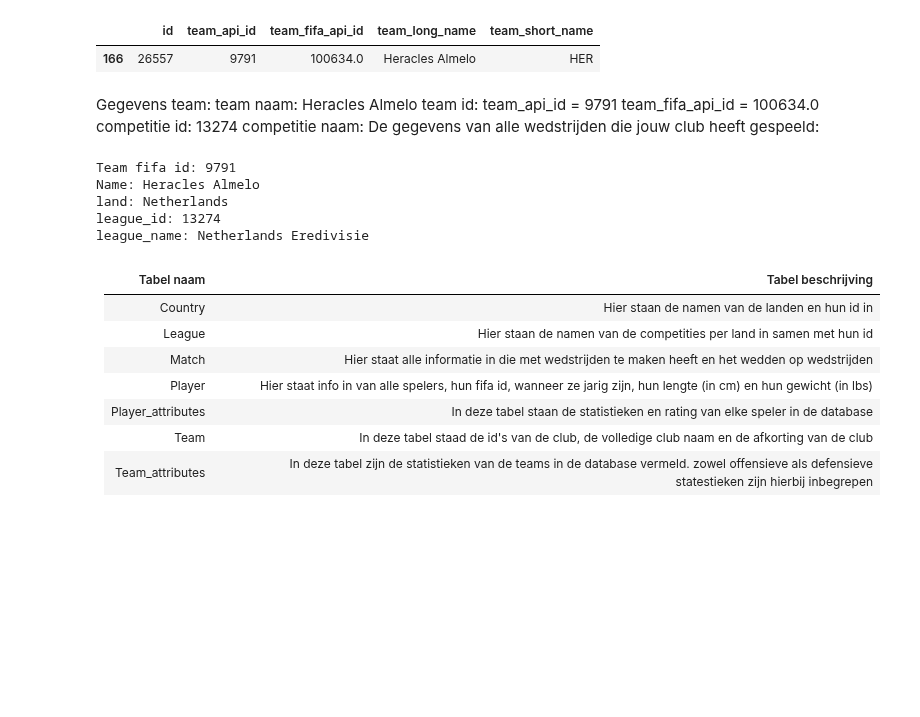
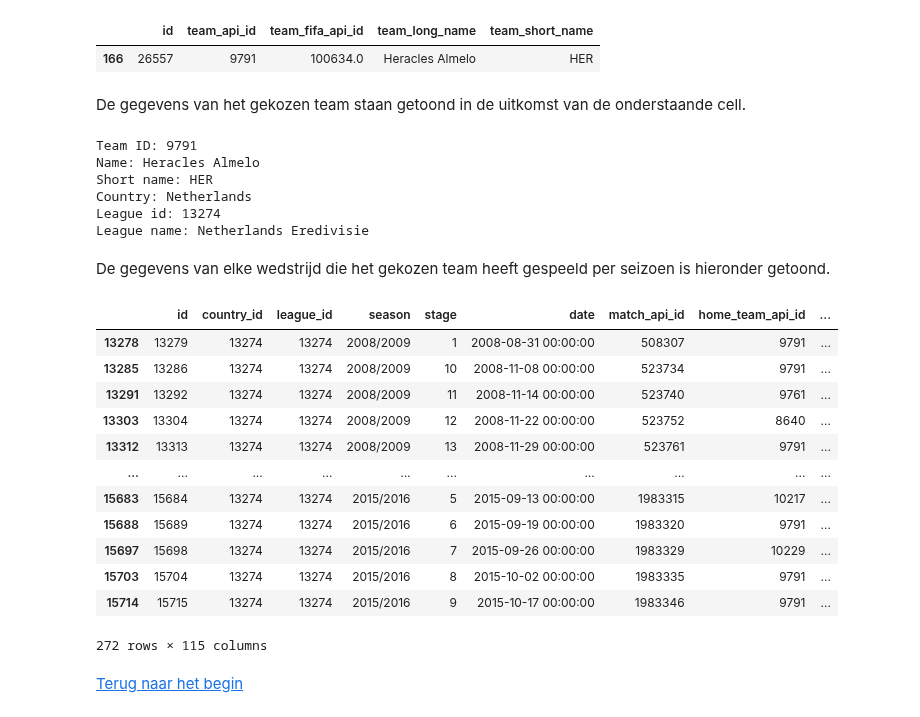
Before and after one commit to BJHeemskerk/DataLab2_2023, a Jupyter notebook: Notebook_datalab2.ipynb, the cells around one changed output. Saved outputs shown, nothing was run; the diff lists cells and outputs as text; code cells hidden in the pictures; blank space fills up the shorter version.

```diff
--- a/Notebook_datalab2.ipynb
+++ b/Notebook_datalab2.ipynb
@@ -4,12 +36,10 @@ import pandas as pd
 # %%
-# Create your connection.
-cnx = sqlite3.connect('database.sqlite')
+connect = sqlite3.connect('database.sqlite')
 
-country = pd.read_sql_query("SELECT * FROM Country", cnx)
-league = pd.read_sql_query("SELECT * FROM League", cnx)
-match = pd.read_sql_query("SELECT * FROM Match", cnx)
-player = pd.read_sql_query("SELECT * FROM Player", cnx)
-player_attributes = pd.read_sql_query("SELECT * FROM Player_attributes", cnx)
-team = pd.read_sql_query("SELECT * FROM Team", cnx)
-team_attributes = pd.read_sql_query("SELECT * FROM Team_attributes", cnx)
-sqlite_sequence = pd.read_sql_query("SELECT * FROM Sqlite_sequence", cnx)
+country = pd.read_sql_query("SELECT * FROM Country", connect)
+league = pd.read_sql_query("SELECT * FROM League", connect)
+match = pd.read_sql_query("SELECT * FROM Match", connect)
+player = pd.read_sql_query("SELECT * FROM Player", connect)
+player_attributes = pd.read_sql_query("SELECT * FROM Player_attributes", connect)
+team = pd.read_sql_query("SELECT * FROM Team", connect)
+team_attributes = pd.read_sql_query("SELECT * FROM Team_attributes", connect)
@@ -120,34 +166,39 @@ team[team["team_long_name"]== "Heracles Almelo"]
 |  | id | team_api_id | team_fifa_api_id | team_long_name | team_short_name |
 | 166 | 26557 | 9791 | 100634.0 | Heracles Almelo | HER |
 # %% [markdown]
-Gegevens team:
-team naam: Heracles Almelo
-team id:
-    team_api_id = 9791
-    team_fifa_api_id = 100634.0
-competitie id: 13274
-competitie naam:
-De gegevens van alle wedstrijden die jouw club heeft gespeeld:
+De gegevens van het gekozen team staan getoond in de uitkomst van de onderstaande cell.
 # %%
-id = team[team['team_long_name'] == 'Heracles Almelo'].iloc[0,1]
-print('Team fifa id:',id)
-print('Name:',team[team['team_long_name'] == 'Heracles Almelo'].iloc[0,3])
-print('land:', 'Netherlands')
-print('league_id:', country[country['name'] == 'Netherlands'].iloc[0,0])
-print("league_name:",league[league["id"] == 13274].iloc[0,2])
+team_id = team[team['team_long_name'] == 'Heracles Almelo'].iloc[0,1]
+print('Team ID:', team_id)
+print('Name:', team[team['team_long_name'] == 'Heracles Almelo'].iloc[0,3])
+print('Short name:', team[team['team_long_name'] == 'Heracles Almelo'].iloc[0,4])
+print('Country:', 'Netherlands')
+print('League id:', country[country['name'] == 'Netherlands'].iloc[0,0])
+print("League name:", league[league["id"] == 13274].iloc[0,2])
 # %% [output]
-Team fifa id: 9791
+Team ID: 9791
 Name: Heracles Almelo
-land: Netherlands
-league_id: 13274
-league_name: Netherlands Eredivisie
+Short name: HER
+Country: Netherlands
+League id: 13274
+League name: Netherlands Eredivisie
-# %% [markdown]
-Tabel naam | Tabel beschrijving
-|:-------------------|:---------------
-Country | Hier staan de namen van de landen en hun id in
-League | Hier staan de namen van de competities per land in samen met hun id
-Match | Hier staat alle informatie in die met wedstrijden te maken heeft en het wedden op wedstrijden
-Player | Hier staat info in van alle spelers, hun fifa id, wanneer ze jarig zijn, hun lengte (in cm) en hun gewicht (in lbs)
-Player_attributes | In deze tabel staan de statistieken en rating van elke speler in de database
-Team | In deze tabel staad de id's van de club, de volledige club naam en de afkorting van de club
-Team_attributes | In deze tabel zijn de statistieken van de teams in de database vermeld. zowel offensieve als defensieve statestieken zijn hierbij inbegrepen
+# %% [markdown]
+De gegevens van elke wedstrijd die het gekozen team heeft gespeeld per seizoen is hieronder getoond.
+# %%
+display(match[(match['home_team_api_id'] == team_id) | (match['away_team_api_id'] == team_id)])
+# %% [output]
+|  | id | country_id | league_id | season | stage | date | match_api_id | home_team_api_id | ... |
+| 13278 | 13279 | 13274 | 13274 | 2008/2009 | 1 | 2008-08-31 00:00:00 | 508307 | 9791 | ... |
+| 13285 | 13286 | 13274 | 13274 | 2008/2009 | 10 | 2008-11-08 00:00:00 | 523734 | 9791 | ... |
+| 13291 | 13292 | 13274 | 13274 | 2008/2009 | 11 | 2008-11-14 00:00:00 | 523740 | 9761 | ... |
+| 13303 | 13304 | 13274 | 13274 | 2008/2009 | 12 | 2008-11-22 00:00:00 | 523752 | 8640 | ... |
+| 13312 | 13313 | 13274 | 13274 | 2008/2009 | 13 | 2008-11-29 00:00:00 | 523761 | 9791 | ... |
+| ... | ... | ... | ... | ... | ... | ... | ... | ... | ... |
+| 15683 | 15684 | 13274 | 13274 | 2015/2016 | 5 | 2015-09-13 00:00:00 | 1983315 | 10217 | ... |
+| 15688 | 15689 | 13274 | 13274 | 2015/2016 | 6 | 2015-09-19 00:00:00 | 1983320 | 9791 | ... |
+| 15697 | 15698 | 13274 | 13274 | 2015/2016 | 7 | 2015-09-26 00:00:00 | 1983329 | 10229 | ... |
+| 15703 | 15704 | 13274 | 13274 | 2015/2016 | 8 | 2015-10-02 00:00:00 | 1983335 | 9791 | ... |
+| 15714 | 15715 | 13274 | 13274 | 2015/2016 | 9 | 2015-10-17 00:00:00 | 1983346 | 9791 | ... |
+272 rows × 115 columns
+# %% [markdown]
+[Terug naar het begin](#begin)
```
Also changed, not shown: parts of 38 cells of this notebook.
